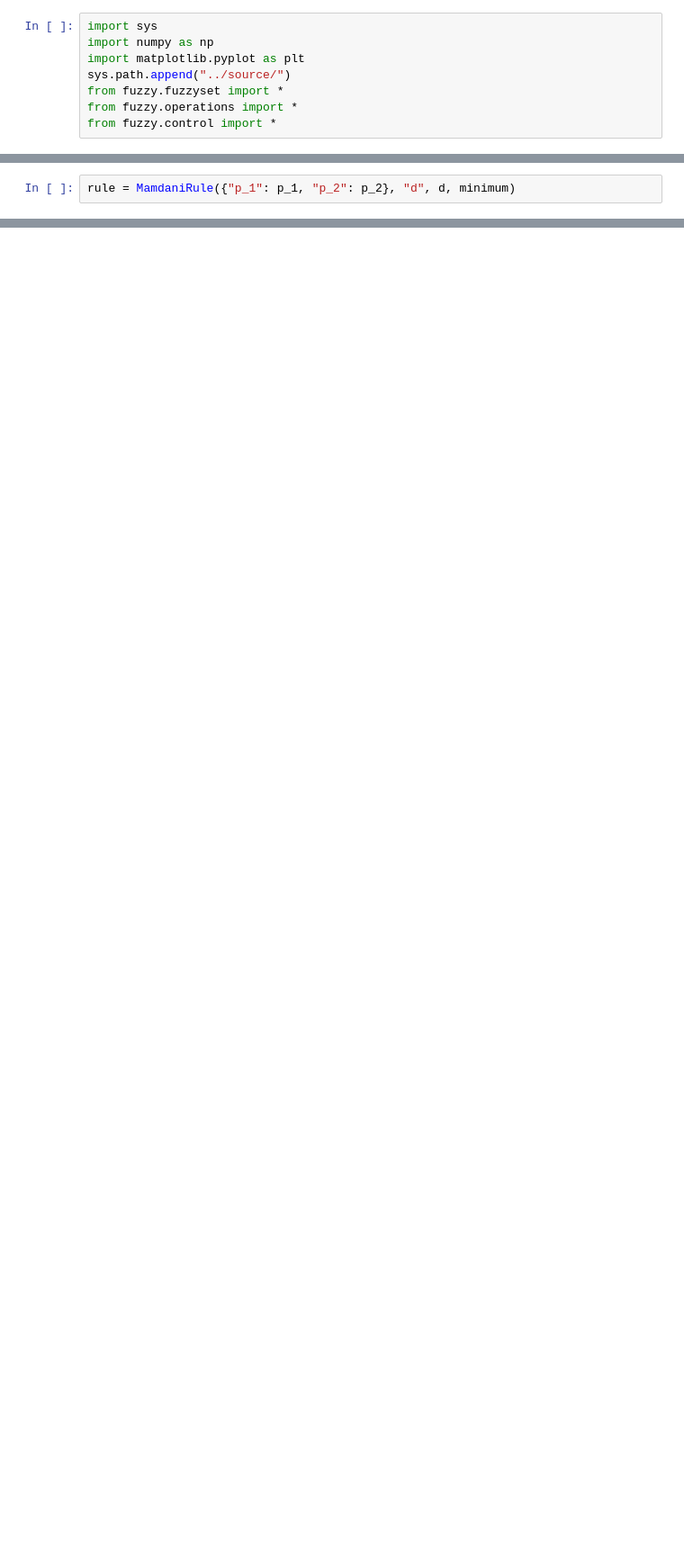
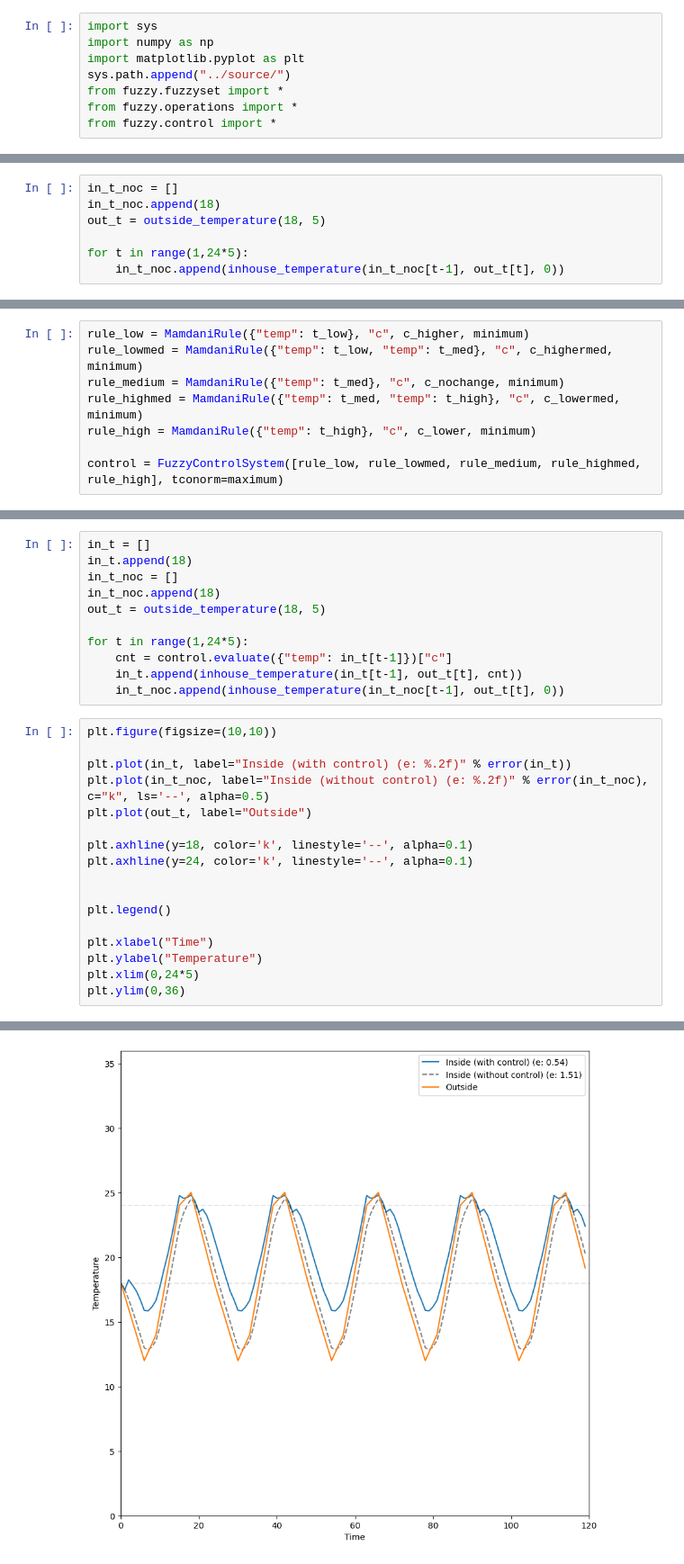
Before and after one commit to AndreaCampagner/softpy, a Jupyter notebook: examples/example_lesson2.ipynb, the cells around one changed output, grey strips where cells are left out. Shown: that part at 90% size. Saved outputs shown, nothing was run; the diff lists cells and outputs as text; blank space fills up the shorter version.

```diff
--- a/examples/example_lesson2.ipynb
+++ b/examples/example_lesson2.ipynb
@@ -8,0 +50,7 @@ from fuzzy.control import *
+# %%
+in_t_noc = []
+in_t_noc.append(18)
+out_t = outside_temperature(18, 5)
+
+for t in range(1,24*5):
+    in_t_noc.append(inhouse_temperature(in_t_noc[t-1], out_t[t], 0))
@@ -14,2 +115,8 @@ d = DiscreteFuzzySet(["tomato", "potato", "cucumber"], [0.5, 1.0, 0.0])
 # %%
-rule = MamdaniRule({"p_1": p_1, "p_2": p_2}, "d", d, minimum)
+rule_low = MamdaniRule({"temp": t_low}, "c", c_higher, minimum)
+rule_lowmed = MamdaniRule({"temp": t_low, "temp": t_med}, "c", c_highermed, minimum)
+rule_medium = MamdaniRule({"temp": t_med}, "c", c_nochange, minimum)
+rule_highmed = MamdaniRule({"temp": t_med, "temp": t_high}, "c", c_lowermed, minimum)
+rule_high = MamdaniRule({"temp": t_high}, "c", c_lower, minimum)
+
+control = FuzzyControlSystem([rule_low, rule_lowmed, rule_medium, rule_highmed, rule_high], tconorm=maximum)
@@ -31,0 +123,29 @@ for i in d.items:
+# %%
+in_t = []
+in_t.append(18)
+in_t_noc = []
+in_t_noc.append(18)
+out_t = outside_temperature(18, 5)
+
+for t in range(1,24*5):
+    cnt = control.evaluate({"temp": in_t[t-1]})["c"]
+    in_t.append(inhouse_temperature(in_t[t-1], out_t[t], cnt))
+    in_t_noc.append(inhouse_temperature(in_t_noc[t-1], out_t[t], 0))
+# %%
+plt.figure(figsize=(10,10))
+
+plt.plot(in_t, label="Inside (with control) (e: %.2f)" % error(in_t))
+plt.plot(in_t_noc, label="Inside (without control) (e: %.2f)" % error(in_t_noc), c="k", ls='--', alpha=0.5)
+plt.plot(out_t, label="Outside")
+
+plt.axhline(y=18, color='k', linestyle='--', alpha=0.1)
+plt.axhline(y=24, color='k', linestyle='--', alpha=0.1)
+
+
+plt.legend()
+
+plt.xlabel("Time")
+plt.ylabel("Temperature")
+plt.xlim(0,24*5)
+plt.ylim(0,36)
+# %% [output]
@@ -31,0 +153 @@ for i in d.items:
+[figure, added]
```
Also changed, not shown: parts of 15 cells of this notebook, 1 other file.
